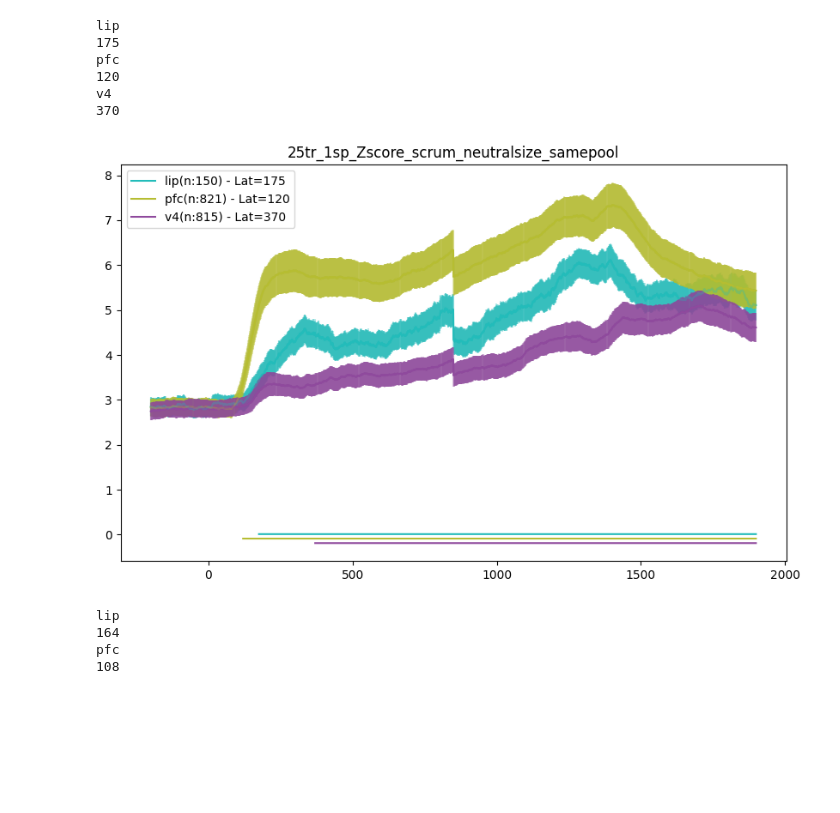
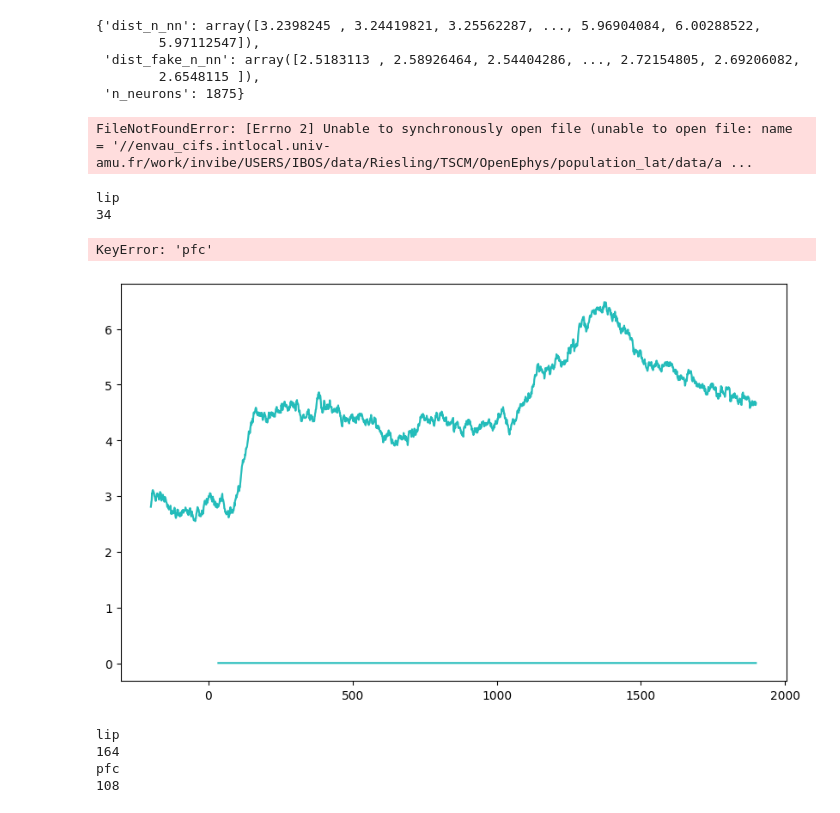
Before and after one commit to Ibos-lab/Users, a Jupyter notebook: losadac/latencies/latencies_plots.ipynb, the cells around one changed output. Cells and saved outputs as stored; diff of their text form; code cells hidden in the pictures; blank space fills up the shorter version.

Commit message:
+ Use population data in latency analysis

```diff
--- a/losadac/latencies/latencies_plots.ipynb
+++ b/losadac/latencies/latencies_plots.ipynb
@@ -55,38 +168,45 @@ def from_python_hdf5(load_path: Path):
+# %%
+pp
+# %% [output]
+{'dist_n_nn': array([3.2398245 , 3.24419821, 3.25562287, ..., 5.96904084, 6.00288522,
+        5.97112547]),
+ 'dist_fake_n_nn': array([2.5183113 , 2.58926464, 2.54404286, ..., 2.72154805, 2.69206082,
+        2.6548115 ]),
+ 'n_neurons': 1875}
 # %%
 res1 = {}
 for area in ['lip','pfc','v4']:#'lip',
-    res1[area]=from_python_hdf5('/envau/work/invibe/USERS/IBOS/data/Riesling/TSCM/OpenEphys/population_lat/data/popudata_no_selectivity_neutralinout_OUT/testv2_25tr_1sp_Zscore_scrum_neutralsize_samepool_no_selectivity_neutralinout/'+area+'_population_dist.h5')[0]
+    res1[area]=from_python_hdf5('//envau_cifs.intlocal.univ-amu.fr/work/invibe/USERS/IBOS/data/Riesling/TSCM/OpenEphys/population_lat/data/all_neurons_in/2024-08-13_18-05-27/'+area+'_population_dist.h5')[0]
+# %% [output]
+FileNotFoundError: [Errno 2] Unable to synchronously open file (unable to open file: name = '//envau_cifs.intlocal.univ-amu.fr/work/invibe/USERS/IBOS/data/Riesling/TSCM/OpenEphys/population_lat/data/a ...
 # %%
 color={'lip': '#23BCBA','pfc':'#B6BD32','v4':'#8F4A9D'}
 # %%
 _=plt.figure(figsize=(10,6))
 for ia,area in enumerate(['lip','pfc','v4']):
-    d=res1[area]['all_dist_n_nn'][:,:]
-    fd=res1[area]['alldist_fake_n_nn'][:,:]
+    d=res1[area]['dist_n_nn'][:,:]
+    fd=res1[area]['dist_fake_n_nn'][:,:]
 
     p = perm_test(d,fd)
     p = np.where(p>0.95,True,np.nan)
     latency,_=smetrics.find_latency(
         p_value=1-p, win=75, step= 1, p_treshold= 0.05
         )
     p[:latency]=np.nan
     latency=latency-200
     _=plt.plot(np.arange(len(p))-200,np.mean(d,axis=0),color=color[area],label=area+'(n:'+str(res1[area]['n_neurons'])+') - Lat='+str(latency))
     plt.errorbar(np.arange(len(p))-200,np.mean(d,axis=0),yerr=np.std(d,axis=0),color=color[area],alpha=0.3)
     _=plt.plot(np.arange(len(p))-200,(p/100)-(ia/10)+0,color=color[area])
 
     print(area)
     print(latency)
 plt.legend(loc='upper left')
 _=plt.title('25tr_1sp_Zscore_scrum_neutralsize_samepool')
 # %% [output]
 lip
-175
-pfc
-120
-v4
-370
+34
+KeyError: 'pfc'
-[figure, old version]
+[figure, new version]
 # %%
 _=plt.figure(figsize=(10,6))
 for ia,area in enumerate(['lip','pfc','v4']):
```
Also changed, not shown: parts of 7 cells of this notebook, 3 other files.
